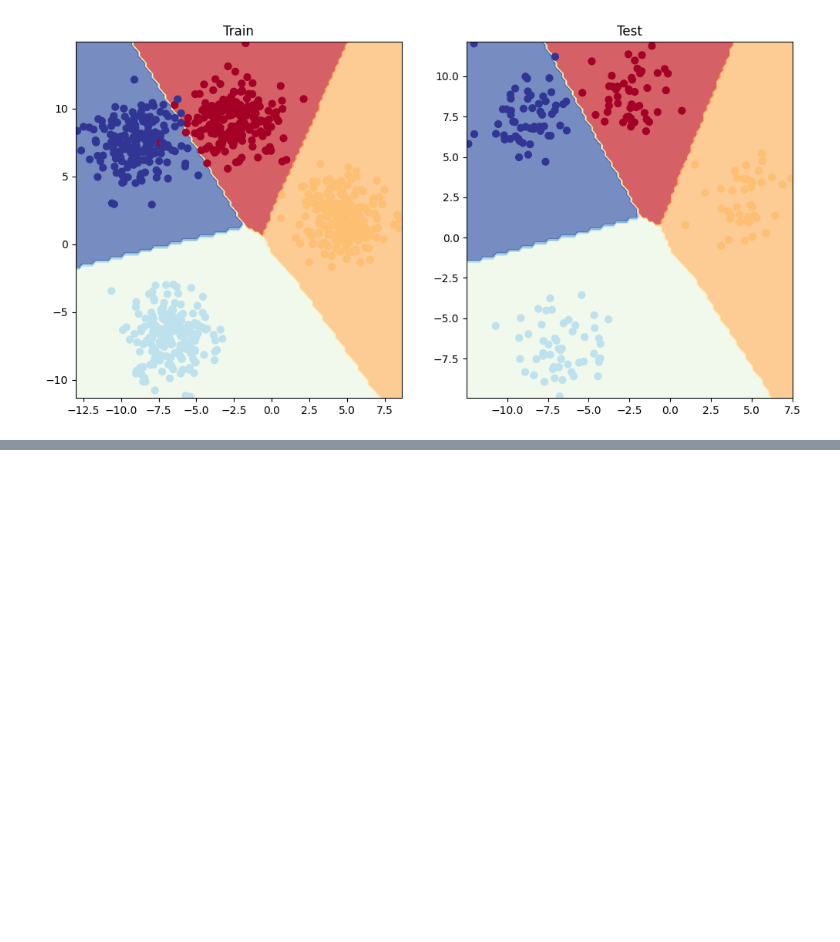
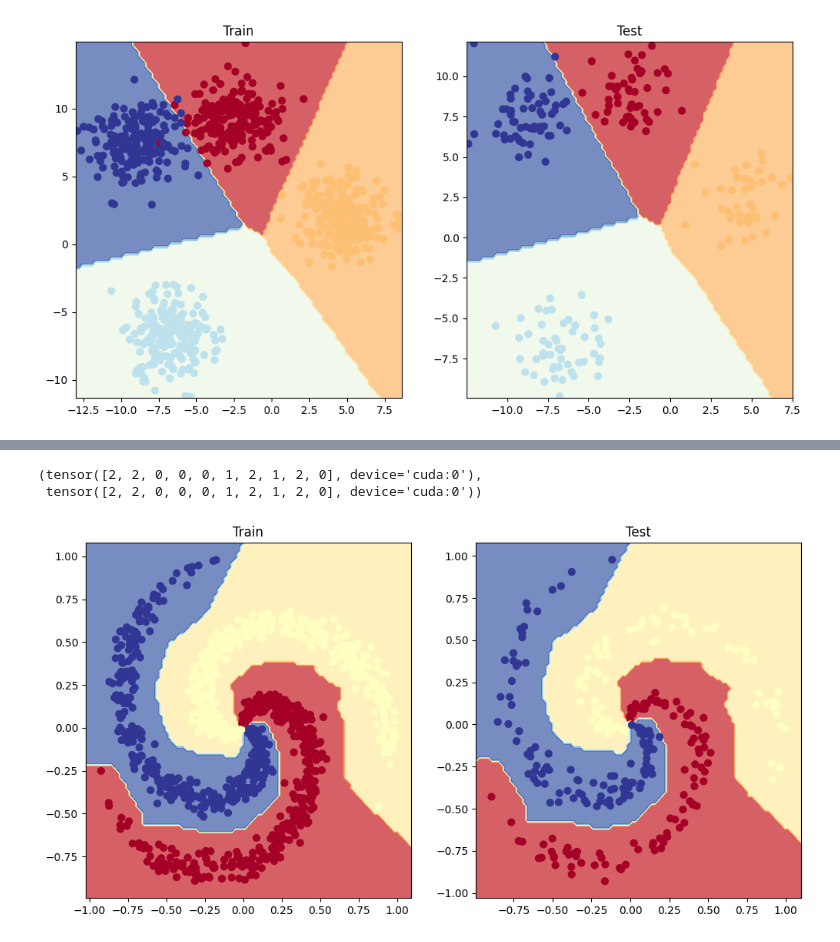
Before and after one commit to DilshodbekMX/GoogleColab, a Jupyter notebook: Neural_Network_Classification.ipynb, the cells around one changed output, grey strips where cells are left out. Cells and saved outputs as stored; diff of their text form; code cells hidden in the pictures; blank space fills up the shorter version.

```diff
--- a/Neural_Network_Classification.ipynb
+++ b/Neural_Network_Classification.ipynb
@@ -548,0 +731,35 @@ plot_decision_boundary(multi_model, X_blob_test, y_blob_test)
+# %%
+torch.manual_seed(42)
+torch.cuda.manual_seed(42)
+X_moon_train = X_moon_train.to(device)
+X_moon_test = X_moon_test.to(device)
+y_moon_train = y_moon_train.to(device)
+y_moon_test = y_moon_test.to(device)
+epochs = 1000
+
+for epoch in range(epochs):
+  multi_model_2.train()
+
+  y_logits = multi_model_2(X_moon_train)
+  y_pred = torch.softmax(y_logits,dim=1).argmax(dim=1)
+
+  loss = loss_multi_2(y_logits, y_moon_train)
+
+  acc = accuracy_fn(y_true=y_moon_train, y_pred=y_pred)
+
+  optimizer_multi_2.zero_grad()
+
+  loss.backward()
+  optimizer_multi_2.step()
+
+  multi_model_2.eval()
+  with torch.inference_mode():
+    test_logits = multi_model_2(X_moon_test)
+    test_pred = torch.softmax(test_logits,dim=1).argmax(dim=1)
+    test_loss = loss_multi_2(test_logits, y_moon_test)
+    test_acc = accuracy_fn(y_true=y_moon_test,y_pred=test_pred)
+  if epoch % 10 == 0:
+    print(f"Epoch {epoch} | Loss: {loss:.5f}, Acc: {acc:.2f}% | Test loss: {test_loss:.5f} | Test acc: {test_acc:.2f}%")
+
+  if epoch == epochs-1:
+    print(f"Epoch {epoch} | Loss: {loss:.5f}, Acc: {acc:.4f}% | Test loss: {test_loss:.5f} | Test acc: {test_acc:.4f}%")
@@ -548,0 +784,20 @@ plot_decision_boundary(multi_model, X_blob_test, y_blob_test)
+# %%
+multi_model_2.eval()
+with torch.inference_mode():
+  y_preds = torch.softmax(multi_model_2(X_moon_test),dim=1).argmax(dim=1)
+y_preds[:10], y_moon_test[:10]
+# %% [output]
+(tensor([2, 2, 0, 0, 0, 1, 2, 1, 2, 0], device='cuda:0'),
+ tensor([2, 2, 0, 0, 0, 1, 2, 1, 2, 0], device='cuda:0'))
+# %%
+plt.figure(figsize=(12,6))
+
+plt.subplot(1,2,1)
+plt.title("Train")
+plot_decision_boundary(multi_model_2, X_moon_train, y_moon_train)
+
+plt.subplot(1,2,2)
+plt.title("Test")
+plot_decision_boundary(multi_model_2, X_moon_test, y_moon_test)
+# %% [output]
+[figure, added]
```
Also changed, not shown: parts of 33 cells of this notebook.
